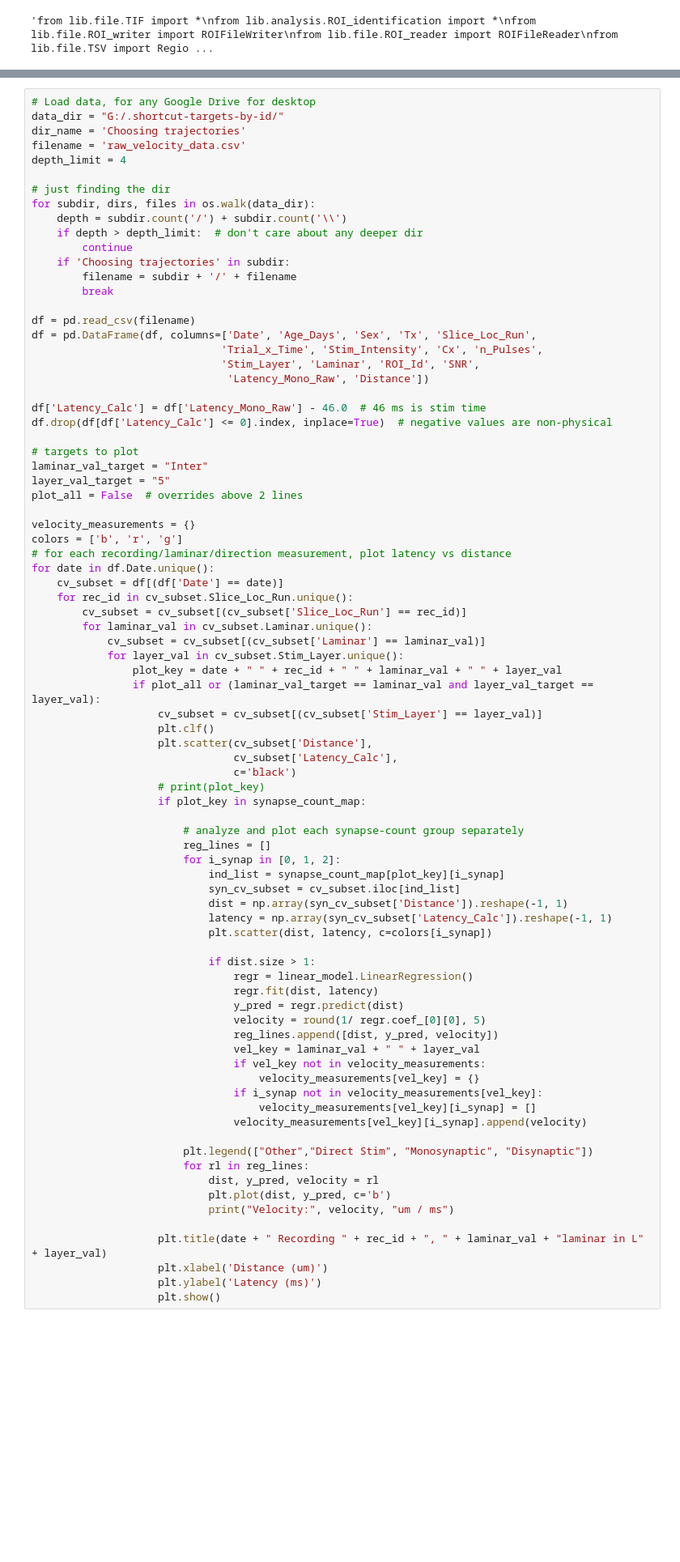
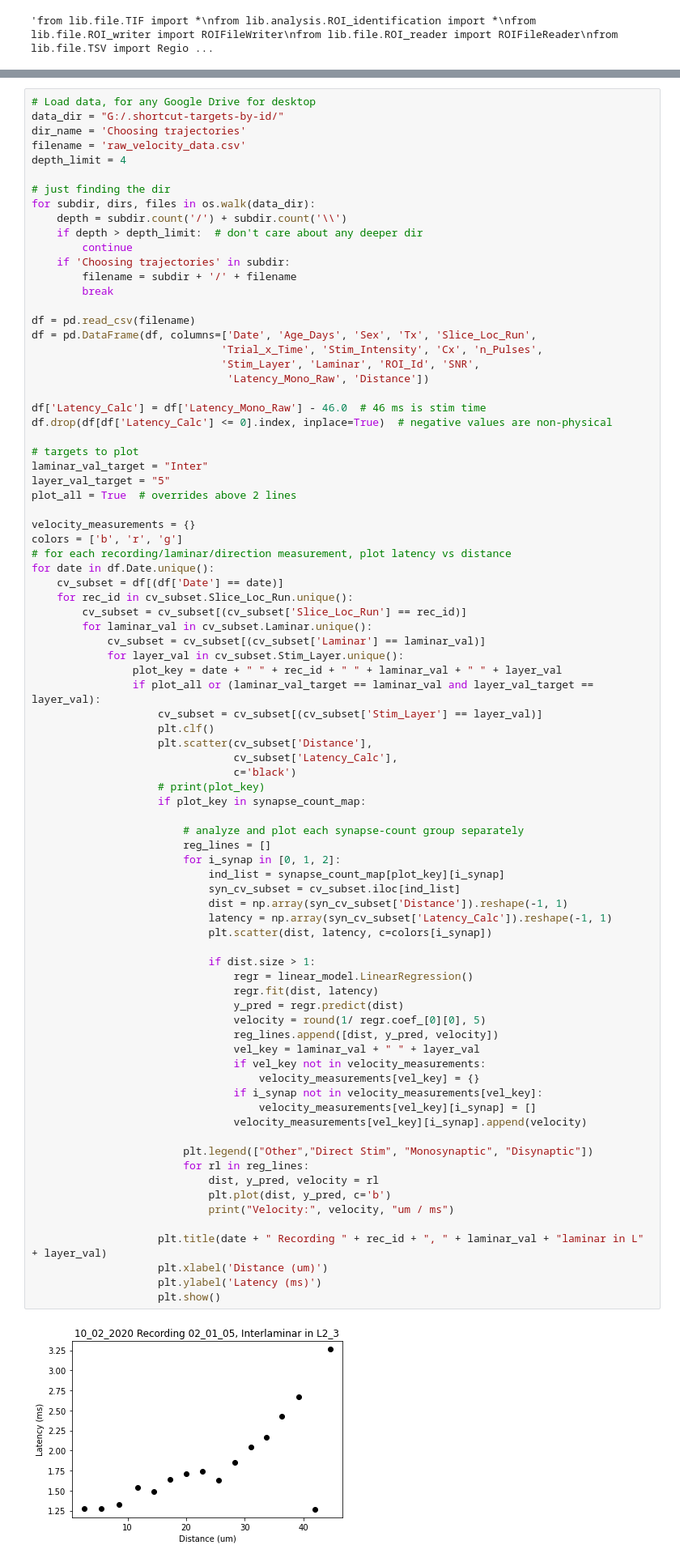
Before and after one commit to john-judge/TSM-to-ZDA, a Jupyter notebook: ConductionVelocity.ipynb, the cells around one changed output, grey strips where cells are left out. Shown: that part at 81% size. Drawn from its saved outputs; the diff is of its cells as text; blank space fills up the shorter version.

```diff
--- a/ConductionVelocity.ipynb
+++ b/ConductionVelocity.ipynb
@@ -162,7 +163,7 @@ df.drop(df[df['Latency_Calc'] <= 0].index, inplace=True)  # negative values are
 # targets to plot
 laminar_val_target = "Inter"
 layer_val_target = "5"
-plot_all = False  # overrides above 2 lines
+plot_all = True  # overrides above 2 lines
 
 velocity_measurements = {}
 colors = ['b', 'r', 'g']
@@ -190,30 +191,31 @@ for date in df.Date.unique():
                             ind_list = synapse_count_map[plot_key][i_synap]
                             syn_cv_subset = cv_subset.iloc[ind_list]
                             dist = np.array(syn_cv_subset['Distance']).reshape(-1, 1)
                             latency = np.array(syn_cv_subset['Latency_Calc']).reshape(-1, 1)
                             plt.scatter(dist, latency, c=colors[i_synap])
 
                             if dist.size > 1:
                                 regr = linear_model.LinearRegression()
                                 regr.fit(dist, latency)
                                 y_pred = regr.predict(dist)
                                 velocity = round(1/ regr.coef_[0][0], 5)
                                 reg_lines.append([dist, y_pred, velocity])
                                 vel_key = laminar_val + " " + layer_val
                                 if vel_key not in velocity_measurements:
                                     velocity_measurements[vel_key] = {}
                                 if i_synap not in velocity_measurements[vel_key]:
                                     velocity_measurements[vel_key][i_synap] = []
                                 velocity_measurements[vel_key][i_synap].append(velocity)
 
                         plt.legend(["Other","Direct Stim", "Monosynaptic", "Disynaptic"])
                         for rl in reg_lines:
                             dist, y_pred, velocity = rl
                             plt.plot(dist, y_pred, c='b')
                             print("Velocity:", velocity, "um / ms")
 
                     plt.title(date + " Recording " + rec_id + ", " + laminar_val + "laminar in L" + layer_val)
                     plt.xlabel('Distance (um)')
                     plt.ylabel('Latency (ms)')
                     plt.show()
 # %% [output]
+[figure, new version]
```
Also changed, not shown: parts of 3 cells of this notebook, 3 other files.
